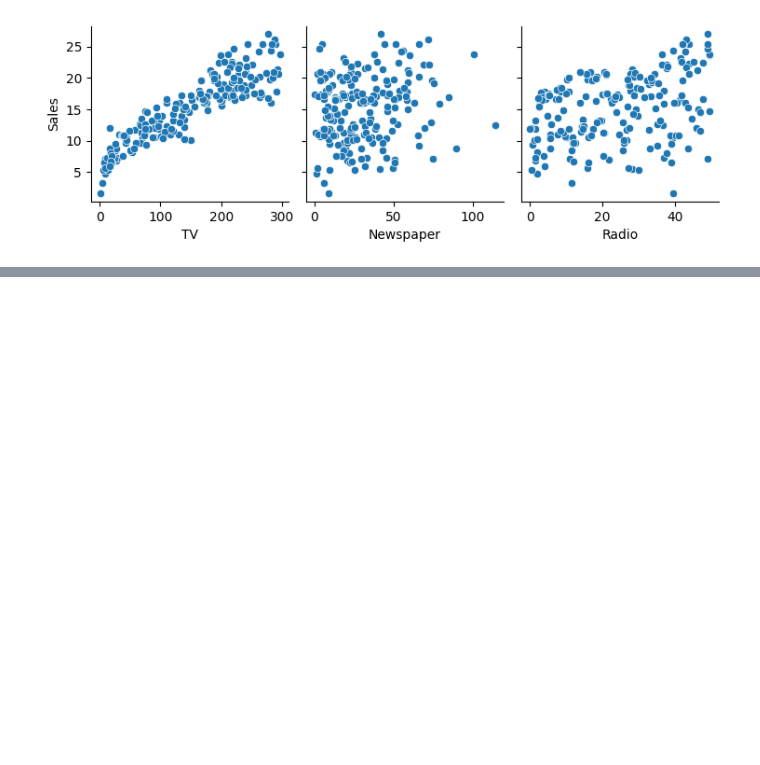
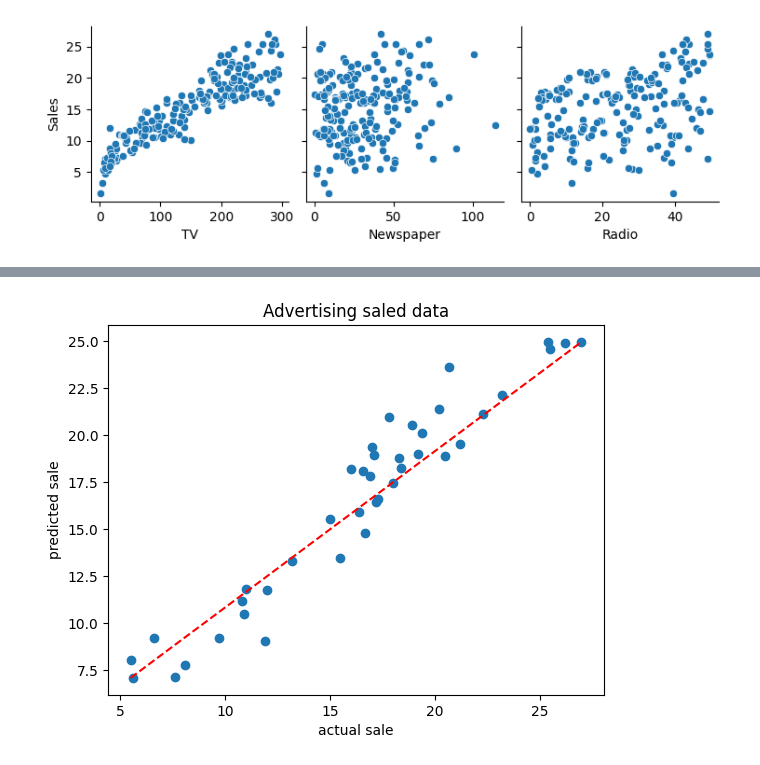
Before and after one commit to MahiAjay/Data_Visual, a Jupyter notebook: linear regression/linear.ipynb, the cells around one changed output, grey strips where cells are left out. Saved outputs shown, nothing was run; the diff lists cells and outputs as text; code cells hidden in the pictures; blank space fills up the shorter version.

Commit message:
graph

```diff
--- a/linear regression/linear.ipynb
+++ b/linear regression/linear.ipynb
@@ -123 +133,11 @@ Actual Output 150    16.1
 Name: Sales, dtype: float64
+# %%
+#lets plot actual and predicted data points
+plt.xlabel('actual sale')
+plt.ylabel('predicted sale')
+plt.title('Advertising saled data')
+plt.scatter(y_test,predicted_output)
+plt.plot([min(y_test),max(y_test)],[min(predicted_output),max(predicted_output)],color='red',linestyle='--')
+plt.show()
+# %% [output]
+[figure, added]
```
Also changed, not shown: parts of 2 cells of this notebook.
